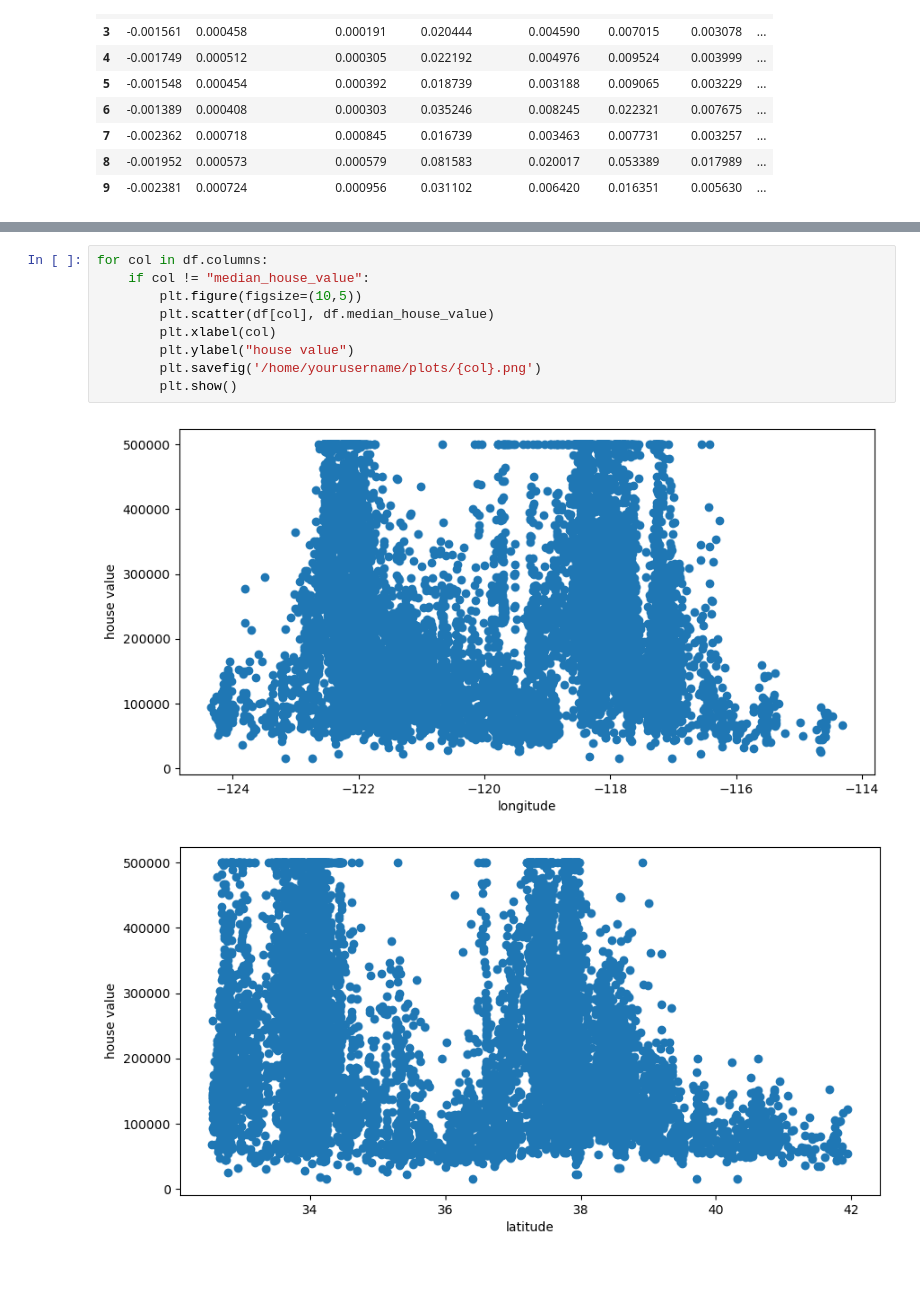
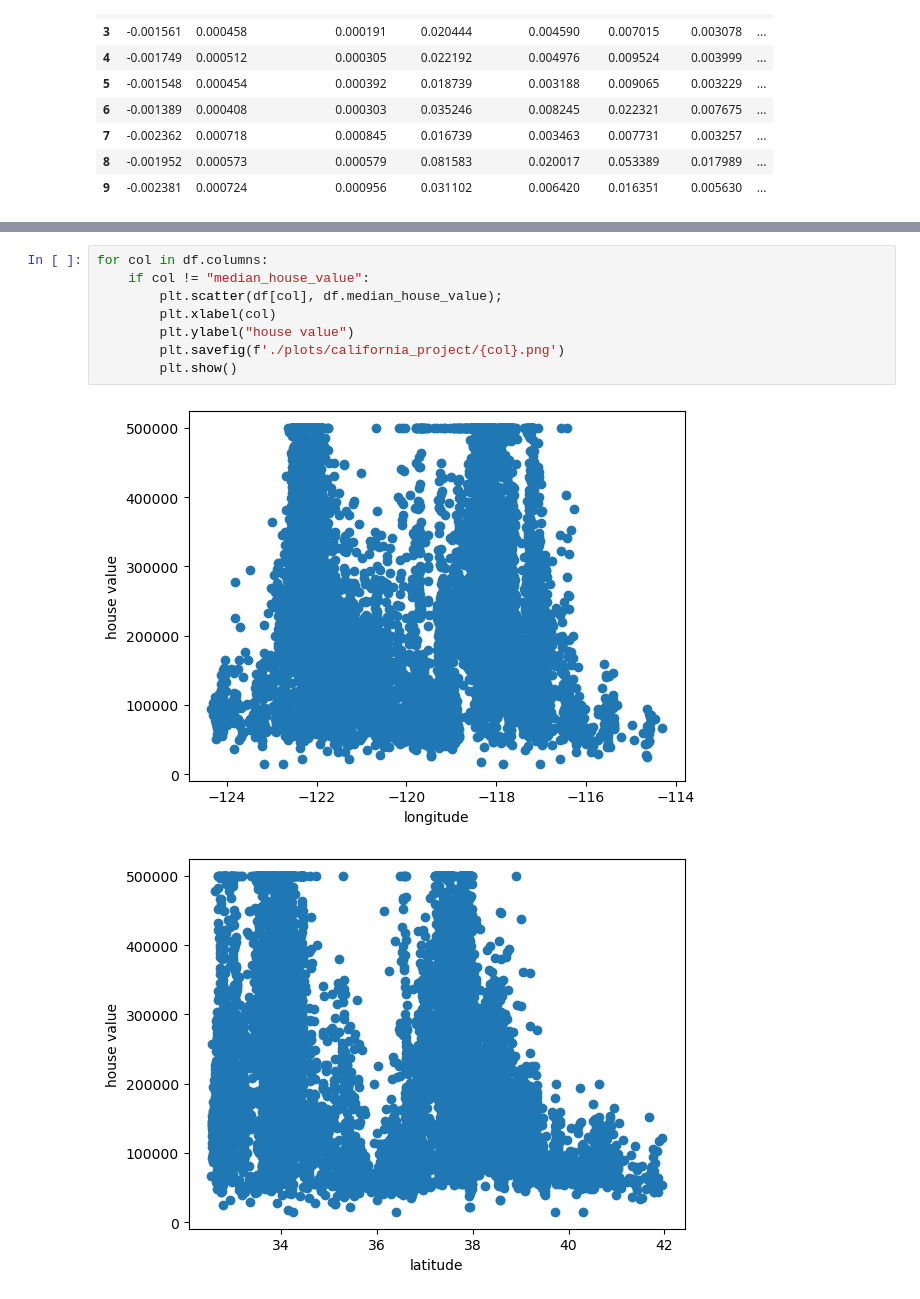
Before and after one commit to Abtinz/ArtificialNeuralNetworks-CI, a Jupyter notebook: California_project_task_1.ipynb, the cells around one changed output, grey strips where cells are left out. Saved outputs shown, nothing was run; the diff lists cells and outputs as text; blank space fills up the shorter version.

```diff
--- a/California_project_task_1.ipynb
+++ b/California_project_task_1.ipynb
@@ -87,12 +76,11 @@ plot_function(df.housing_median_age , df.median_house_value, ["house age", "hous
 # %%
 for col in df.columns:
     if col != "median_house_value":
-        plt.figure(figsize=(10,5))
-        plt.scatter(df[col], df.median_house_value)
+        plt.scatter(df[col], df.median_house_value);
         plt.xlabel(col)
         plt.ylabel("house value")
-        plt.savefig('/home/yourusername/plots/{col}.png')
+        plt.savefig(f'./plots/california_project/{col}.png')
         plt.show()
 # %% [output]
-[figure, old version]
+[figure, new version]
-[figure, old version]
+[figure, new version]
```
Also changed, not shown: parts of 6 cells of this notebook, 1 other file.
